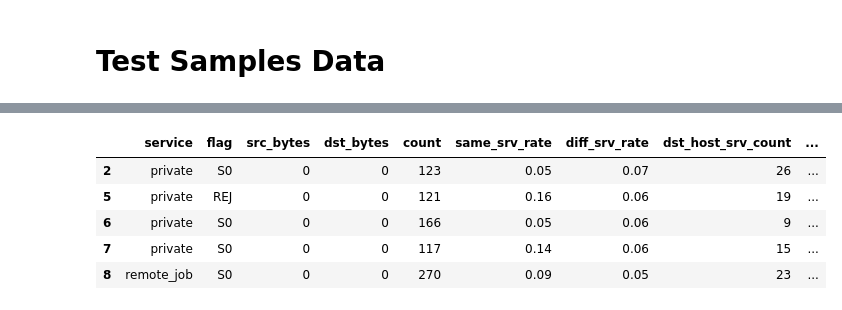
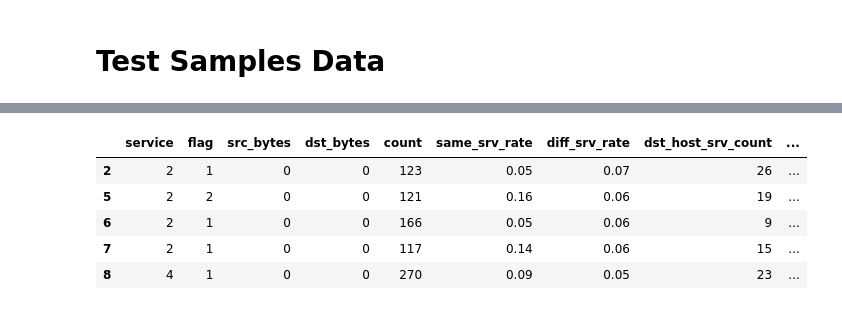
Before and after one commit to SimeonDee/ids-ibr, a Jupyter notebook: model_dev/network-intrusion-detection.ipynb, the cells around one changed output, grey strips where cells are left out. Cells and saved outputs as stored; diff of their text form; code cells hidden in the pictures.

```diff
--- a/model_dev/network-intrusion-detection.ipynb
+++ b/model_dev/network-intrusion-detection.ipynb
@@ -858,13 +1038,15 @@ t[selected].head()
 # %%
-t = train[train['class'] == 'anomaly']
+# Anomalies
+
+t = train[train['class'] == 1]
 selected = ['service', 'flag', 'src_bytes', 'dst_bytes', 'count', 'same_srv_rate',
        'diff_srv_rate', 'dst_host_srv_count', 'dst_host_same_srv_rate',
        'dst_host_same_src_port_rate','class']
 t[selected].head()
 # %% [output]
 |  | service | flag | src_bytes | dst_bytes | count | same_srv_rate | diff_srv_rate | dst_host_srv_count | ... |
-| 2 | private | S0 | 0 | 0 | 123 | 0.05 | 0.07 | 26 | ... |
-| 5 | private | REJ | 0 | 0 | 121 | 0.16 | 0.06 | 19 | ... |
-| 6 | private | S0 | 0 | 0 | 166 | 0.05 | 0.06 | 9 | ... |
-| 7 | private | S0 | 0 | 0 | 117 | 0.14 | 0.06 | 15 | ... |
-| 8 | remote_job | S0 | 0 | 0 | 270 | 0.09 | 0.05 | 23 | ... |
+| 2 | 2 | 1 | 0 | 0 | 123 | 0.05 | 0.07 | 26 | ... |
+| 5 | 2 | 2 | 0 | 0 | 121 | 0.16 | 0.06 | 19 | ... |
+| 6 | 2 | 1 | 0 | 0 | 166 | 0.05 | 0.06 | 9 | ... |
+| 7 | 2 | 1 | 0 | 0 | 117 | 0.14 | 0.06 | 15 | ... |
+| 8 | 4 | 1 | 0 | 0 | 270 | 0.09 | 0.05 | 23 | ... |
```
Also changed, not shown: parts of 19 cells of this notebook.
